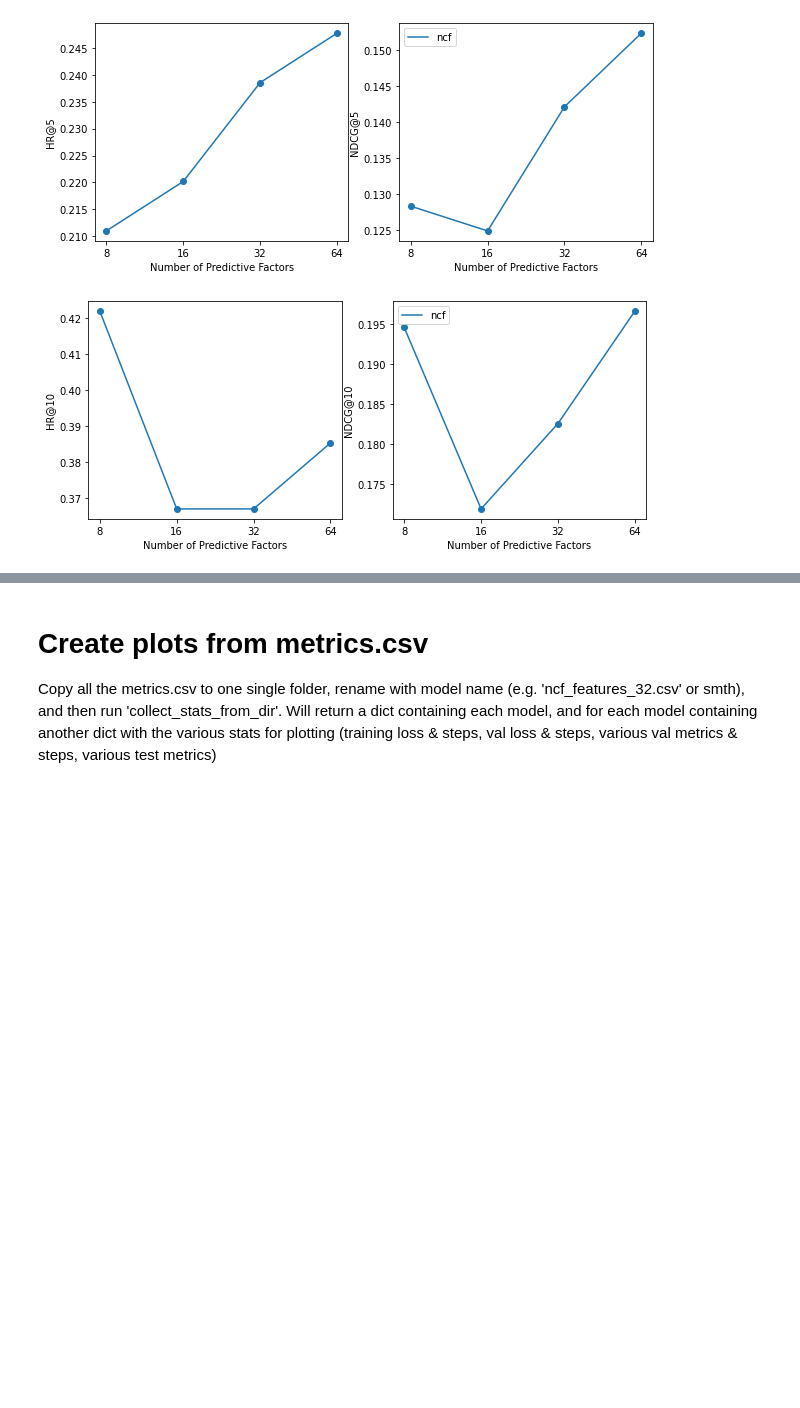
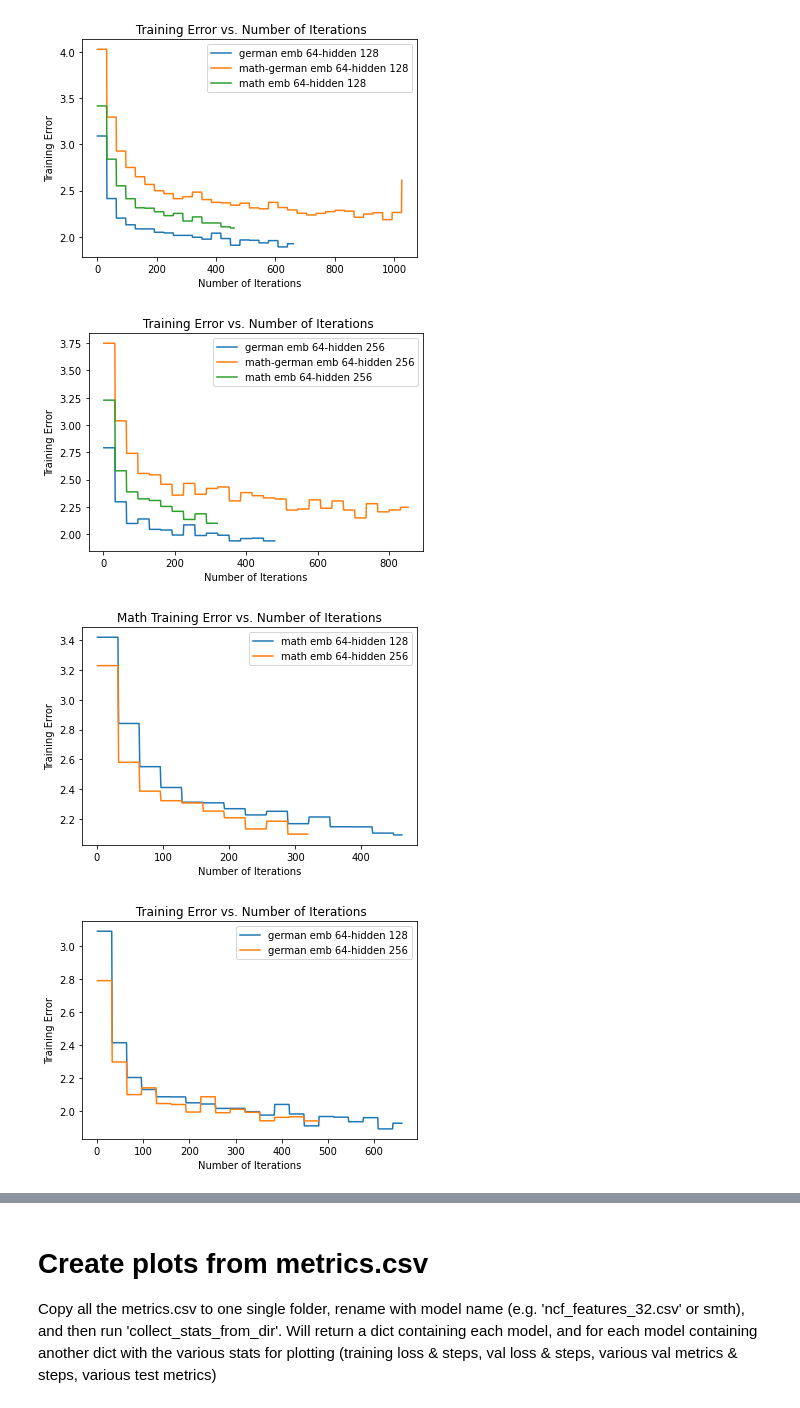
Before and after one commit to davhofer/recommender, a Jupyter notebook: create_plots.ipynb, the cells around one changed output, grey strips where cells are left out. Saved outputs shown, nothing was run; the diff lists cells and outputs as text; code cells hidden in the pictures; blank space fills up the shorter version.

```diff
--- a/create_plots.ipynb
+++ b/create_plots.ipynb
@@ -17,15 +19,44 @@ iteration_error_plot(error_dict)
-# %%
-
-def create_plot_predictive_factor_eval(factor_arr, n):
-    hr_dict, ndcg_dict = {'ncf': []}, {'ncf': []}
-    for factor in factor_arr:
-        hr, ndcg  = HitRate_NDCG(f'{DATA_DIR}/math-german-no-features-{factor}_probas.csv', n)
-        hr_dict['ncf'].append(hr)
-        ndcg_dict['ncf'].append(ndcg)
-    predictive_factor_eval_plot(factor_arr, hr_dict, ndcg_dict, n)
-
-create_plot_predictive_factor_eval(factor_arr = [8, 16, 32, 64], n=5)
-create_plot_predictive_factor_eval(factor_arr = [8, 16, 32, 64], n=10)
-# %% [output]
-[figure, removed]
-[figure, removed]
+# %%
+
+def error_specific_model_plot(model_name, german=True, math=True):
+    """
+    IMPORTANT NOTE: IF german=math=false then do not consider dataset splitting i.e. either 'math', 'german', 'math-german' are accepted
+    """
+    error_dict = {}
+    title = ""
+    if (german and math):
+        title = 'German and Math'
+    else:
+        title = 'German' if german else ''
+        title = 'Math' if math else ''
+
+    for filename in os.listdir(DATA_DIR):
+        if 'loss' not in filename or model_name not in filename:
+            continue
+        if (german or math):
+            if (german and math and 'math-german' not in filename):
+                continue
+            if (not german and 'german' in filename) or (not math and 'math' in filename):
+                continue
+
+        df = pd.read_csv(f'{DATA_DIR}/{filename}')
+        name = ' '.join(filename.split('-gru4rec-topic-'))
+        name = ' '.join(name.split('-dim-'))
+        error_dict[name[0: name.find('_')]] = [df['loss_value'], df['iteration']]
+
+    iteration_error_plot(error_dict, title, batch_size=32)
+
+error_specific_model_plot('gru4rec-topic-emb-dim-64-hidden-dim-128', math=False, german=False)
+
+error_specific_model_plot('gru4rec-topic-emb-dim-64-hidden-dim-256',  math=False, german=False)
+
+error_specific_model_plot('gru4rec', german=False)
+
+error_specific_model_plot('gru4rec', math=False)
+
+error_specific_model_plot('gru4rec')
+# %% [output]
+[figure, added]
+[figure, added]
+[figure, added]
+[figure, added]
```
Also changed, not shown: parts of 12 cells of this notebook, 1 other file.
